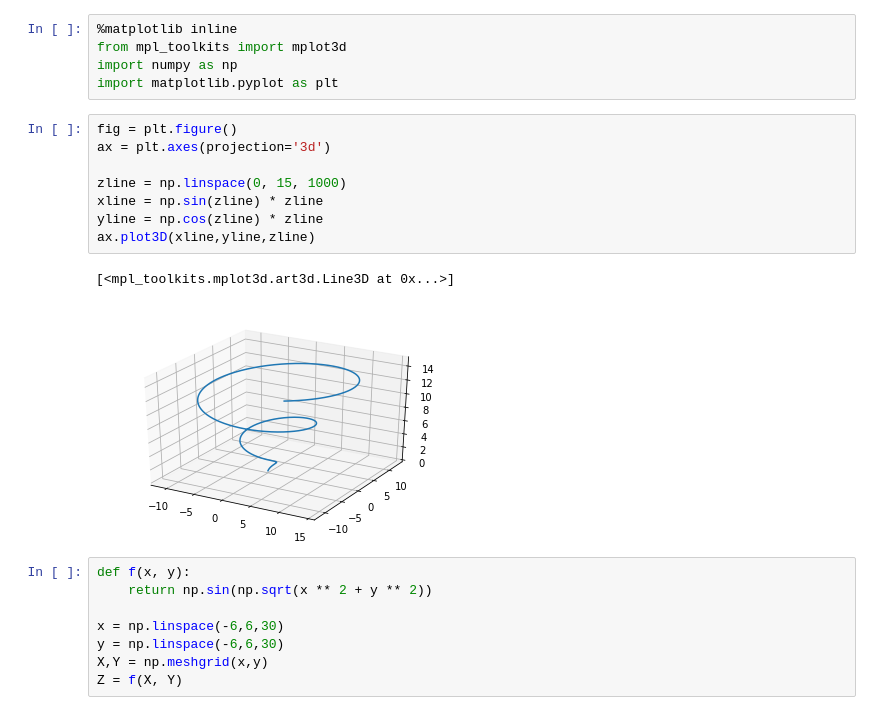
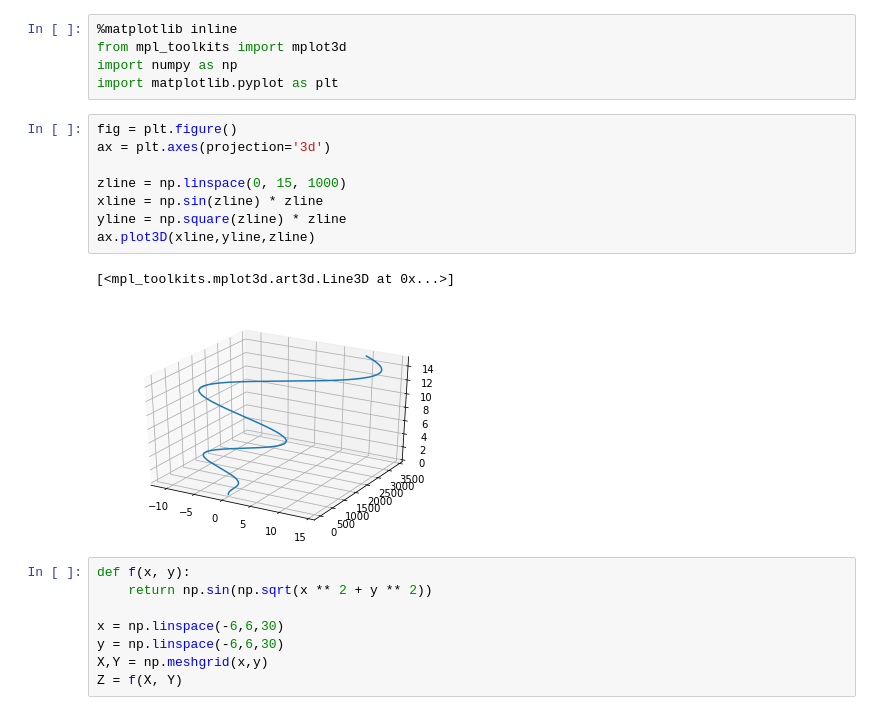
Before and after one commit to edyoda/data-science-ml-foundation-10, a Jupyter notebook: New-19 Three dimension plotting.ipynb, the cells around one changed output. Drawn from its saved outputs; the diff is of its cells as text.

```diff
--- a/New-19 Three dimension plotting.ipynb
+++ b/New-19 Three dimension plotting.ipynb
@@ -6,14 +6,14 @@ import matplotlib.pyplot as plt
 # %%
 fig = plt.figure()
 ax = plt.axes(projection='3d')
 
 zline = np.linspace(0, 15, 1000)
 xline = np.sin(zline) * zline
-yline = np.cos(zline) * zline
+yline = np.square(zline) * zline
 ax.plot3D(xline,yline,zline)
 # %% [output]
 [<mpl_toolkits.mplot3d.art3d.Line3D at 0x...>]
-[figure, old version]
+[figure, new version]
 # %%
 def f(x, y):
     return np.sin(np.sqrt(x ** 2 + y ** 2))
```
Also changed, not shown: parts of 4 cells of this notebook, 6 other files.
